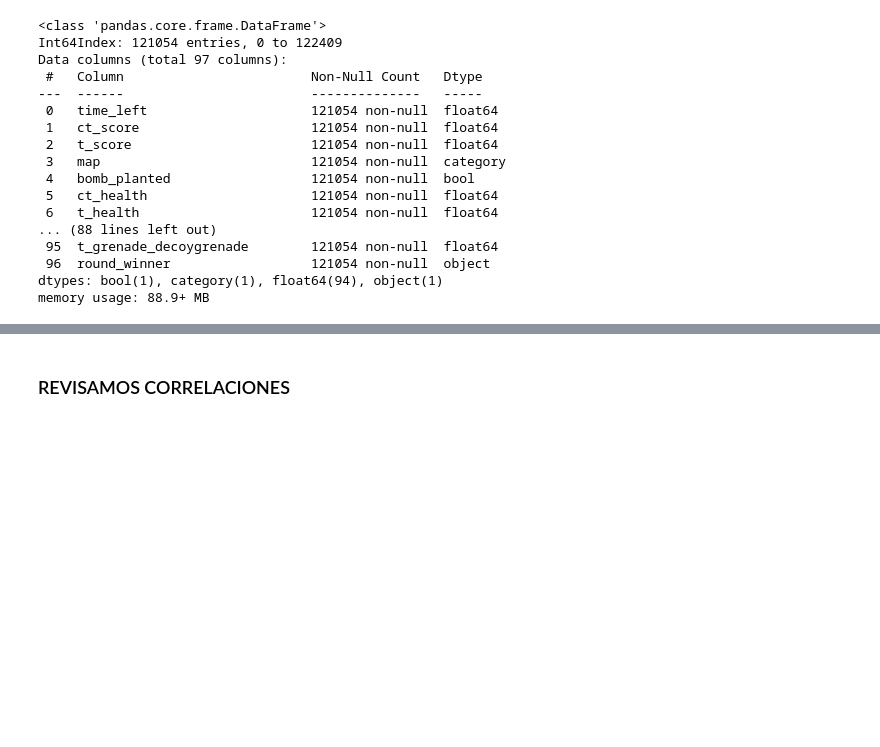
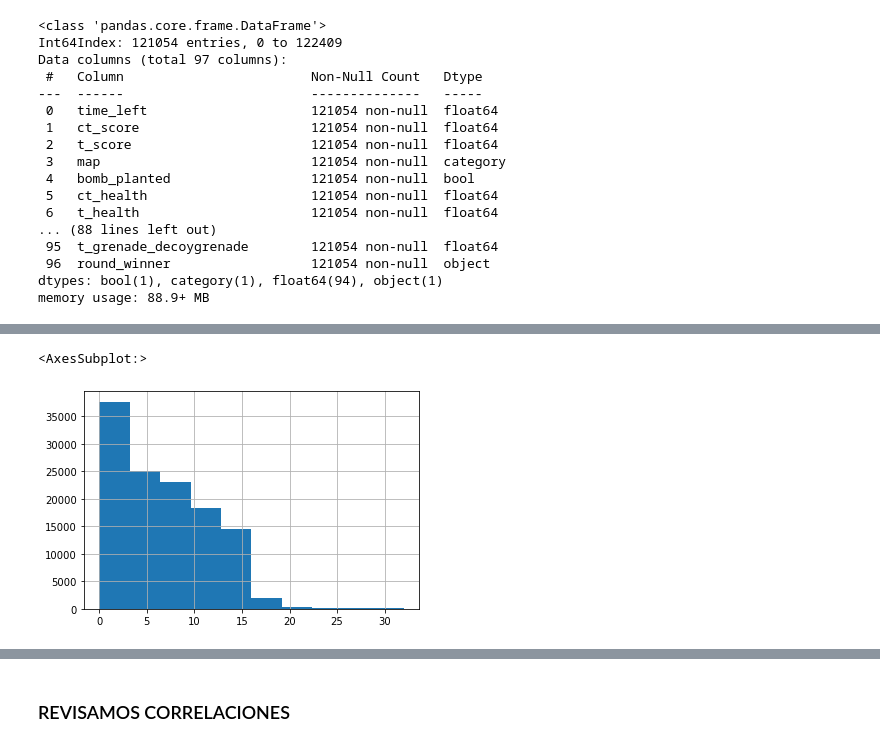
Before and after one commit to Csuarezgurruchaga/Digital-House, a Jupyter notebook: Trabajo Practico/Practico_4/cs_go_grupo5.ipynb, the cells around one changed output, grey strips where cells are left out. Saved outputs shown, nothing was run; the diff lists cells and outputs as text; code cells hidden in the pictures; blank space fills up the shorter version.

```diff
--- a/Trabajo Practico/Practico_4/cs_go_grupo5.ipynb
+++ b/Trabajo Practico/Practico_4/cs_go_grupo5.ipynb
@@ -118,0 +190,5 @@ memory usage: 88.9+ MB
+# %%
+df.ct_score.hist()
+# %% [output]
+<AxesSubplot:>
+[figure, added]
```
Also changed, not shown: parts of 44 cells of this notebook, 6 other files.
